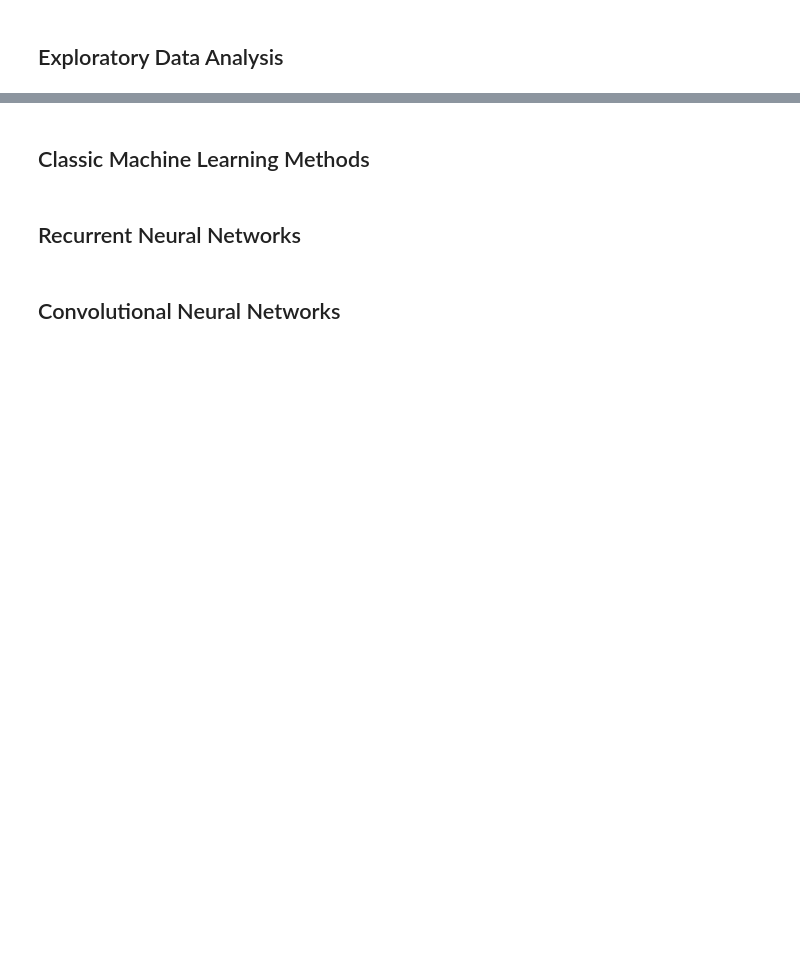
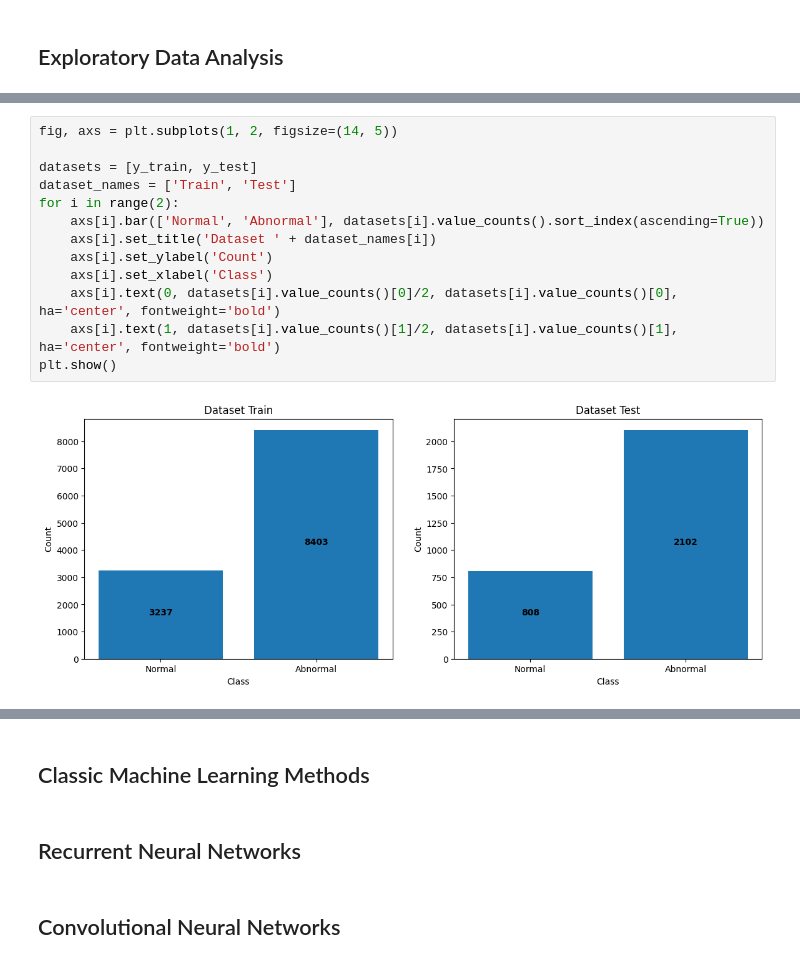
Before and after one commit to jlohunecke/ML4HC_project2, a Jupyter notebook: proj2_pt1.ipynb, the cells around one changed output, grey strips where cells are left out. Saved outputs shown, nothing was run; the diff lists cells and outputs as text; blank space fills up the shorter version.

```diff
--- a/proj2_pt1.ipynb
+++ b/proj2_pt1.ipynb
@@ -26,0 +53,15 @@ import torch.nn as nn
+# %%
+fig, axs = plt.subplots(1, 2, figsize=(14, 5))
+
+datasets = [y_train, y_test]
+dataset_names = ['Train', 'Test']
+for i in range(2):
+    axs[i].bar(['Normal', 'Abnormal'], datasets[i].value_counts().sort_index(ascending=True))
+    axs[i].set_title('Dataset ' + dataset_names[i])
+    axs[i].set_ylabel('Count')
+    axs[i].set_xlabel('Class')
+    axs[i].text(0, datasets[i].value_counts()[0]/2, datasets[i].value_counts()[0], ha='center', fontweight='bold')
+    axs[i].text(1, datasets[i].value_counts()[1]/2, datasets[i].value_counts()[1], ha='center', fontweight='bold')
+plt.show()
+# %% [output]
+[figure, added]
```
Also changed, not shown: parts of 5 cells of this notebook, 1 other file.
